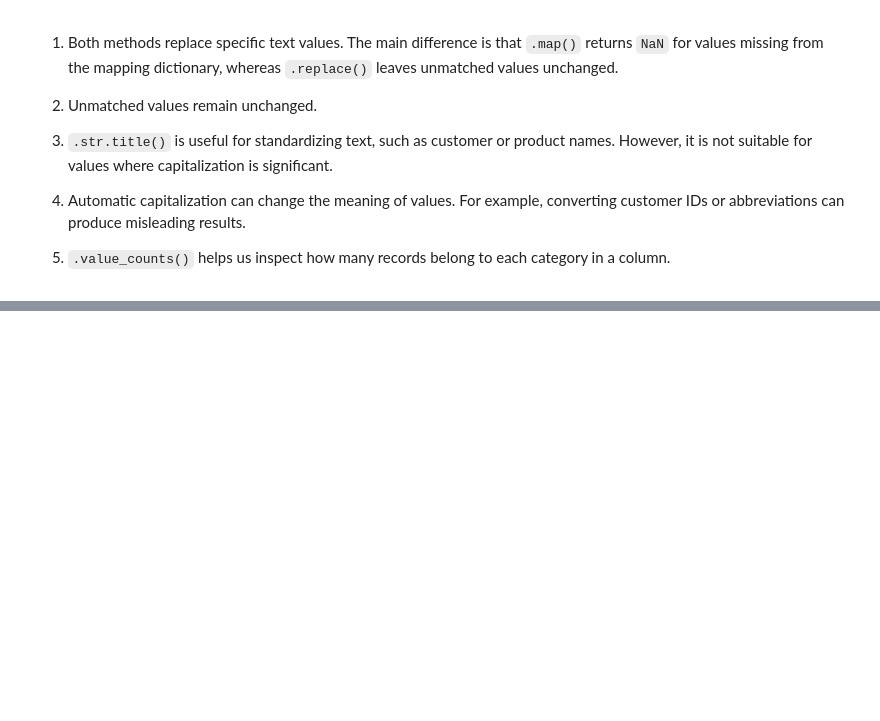
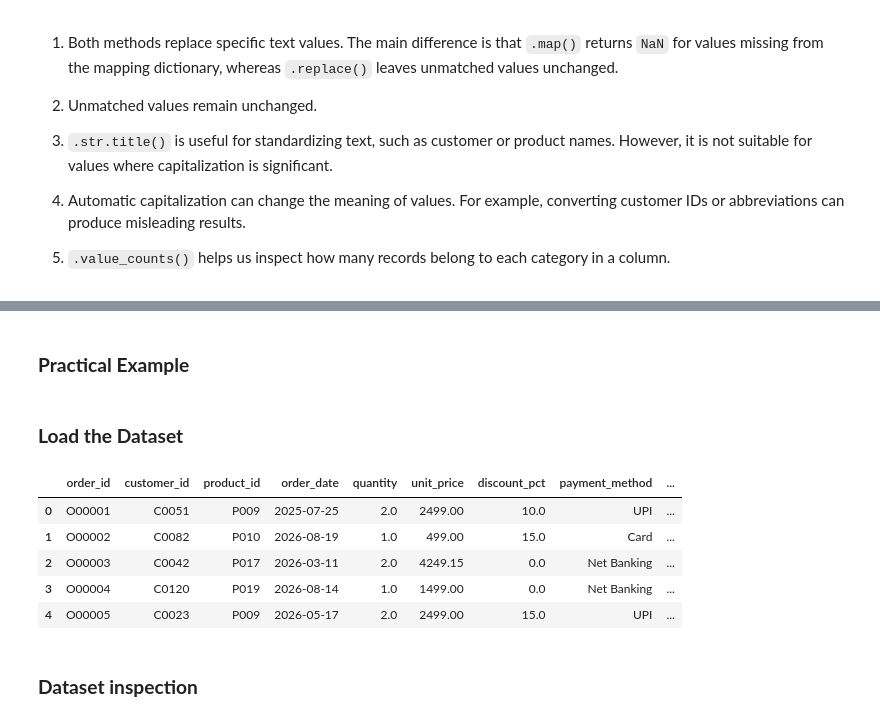
Before and after one commit to mohammadhamid8554-lgtm/data-science-from-scratch, a Jupyter notebook: phase_1.2_pandas/data_transformation.ipynb, the cells around one changed output, grey strips where cells are left out. Cells and saved outputs as stored; diff of their text form; code cells hidden in the pictures; blank space fills up the shorter version.

Commit message:
feat: pandas phase 1.2 & spine dataset

```diff
--- a/phase_1.2_pandas/data_transformation.ipynb
+++ b/phase_1.2_pandas/data_transformation.ipynb
@@ -393,0 +563,18 @@ Answer these before we mark Lesson 4 complete:
+# %% [markdown]
+### **Practical Example**
+# %% [markdown]
+### **Load the Dataset**
+# %%
+import pandas as pd
+
+df = pd.read_csv("data/orders.csv")
+display(df.head())
+# %% [output]
+|  | order_id | customer_id | product_id | order_date | quantity | unit_price | discount_pct | payment_method | ... |
+| 0 | O00001 | C0051 | P009 | 2025-07-25 | 2.0 | 2499.00 | 10.0 | UPI | ... |
+| 1 | O00002 | C0082 | P010 | 2026-08-19 | 1.0 | 499.00 | 15.0 | Card | ... |
+| 2 | O00003 | C0042 | P017 | 2026-03-11 | 2.0 | 4249.15 | 0.0 | Net Banking | ... |
+| 3 | O00004 | C0120 | P019 | 2026-08-14 | 1.0 | 1499.00 | 0.0 | Net Banking | ... |
+| 4 | O00005 | C0023 | P009 | 2026-05-17 | 2.0 | 2499.00 | 15.0 | UPI | ... |
+# %% [markdown]
+### **Dataset inspection**
```
Also changed, not shown: parts of 41 cells of this notebook, 4 other files.
